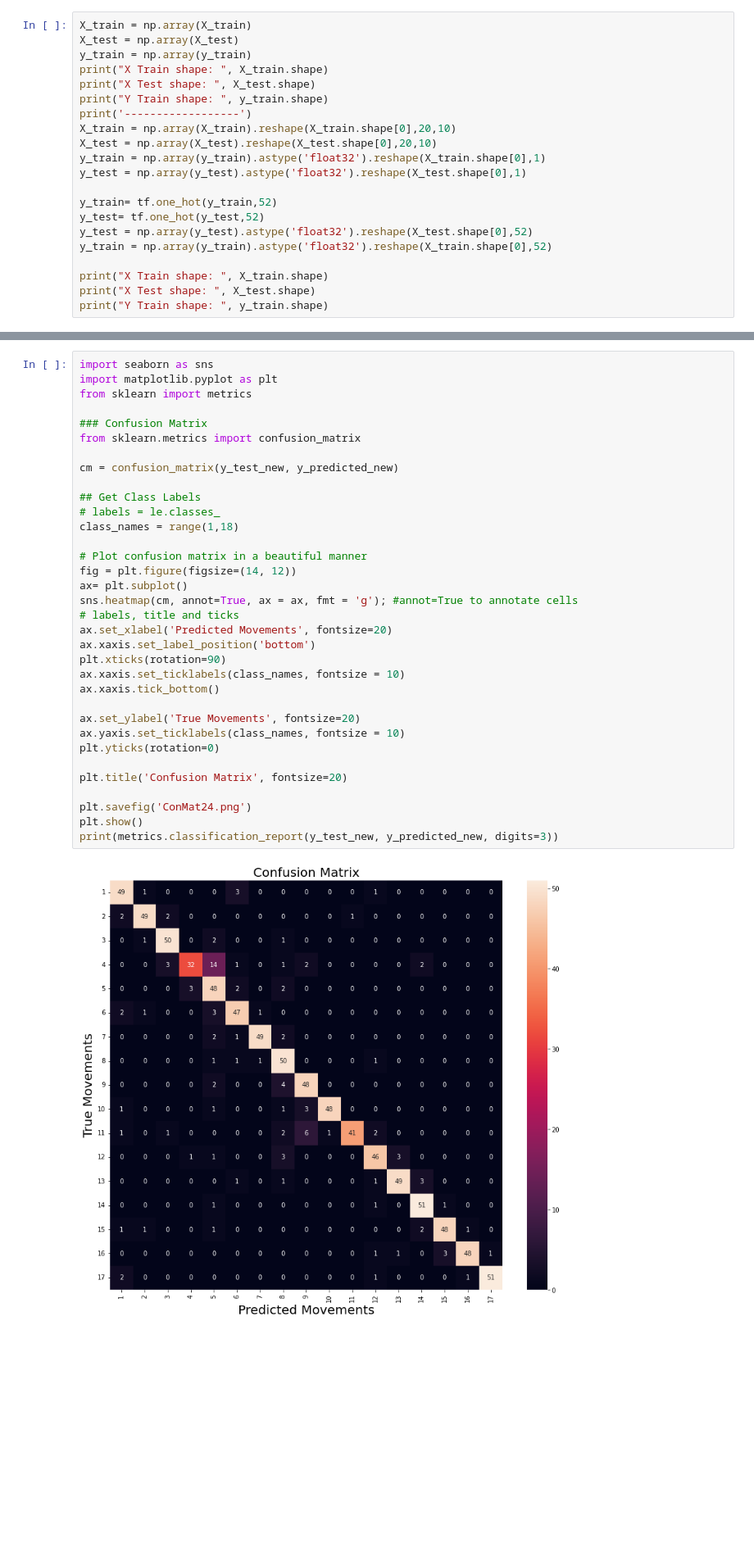
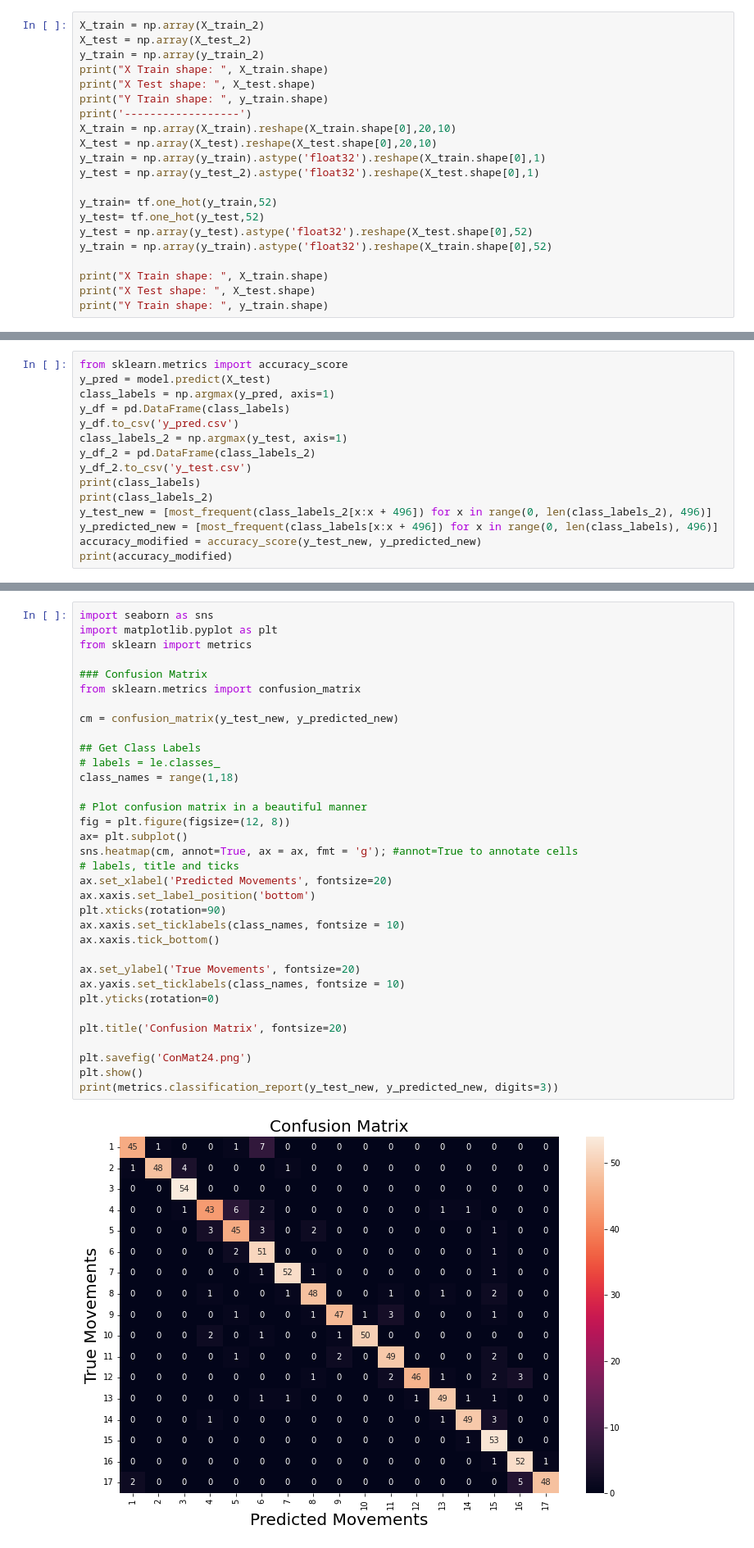
Before and after one commit to allaaamr/Bachelor_Identify-Moevements-EMG, a Jupyter notebook: main_cnn_2.ipynb, the cells around one changed output, grey strips where cells are left out. Shown: that part at 82% size. Saved outputs shown, nothing was run; the diff lists cells and outputs as text; blank space fills up the shorter version.

Commit message:
Model accuracy comparison. 90% and 82.6%

```diff
--- a/main_cnn_2.ipynb
+++ b/main_cnn_2.ipynb
@@ -136,7 +135,7 @@ KeyboardInterrupt:
 # %%
-X_train = np.array(X_train)
-X_test = np.array(X_test)
-y_train = np.array(y_train)
+X_train = np.array(X_train_2)
+X_test = np.array(X_test_2)
+y_train = np.array(y_train_2)
 print("X Train shape: ", X_train.shape)
 print("X Test shape: ", X_test.shape)
 print("Y Train shape: ", y_train.shape)
@@ -144,7 +143,7 @@ print('------------------')
 X_train = np.array(X_train).reshape(X_train.shape[0],20,10)
 X_test = np.array(X_test).reshape(X_test.shape[0],20,10)
 y_train = np.array(y_train).astype('float32').reshape(X_train.shape[0],1)
-y_test = np.array(y_test).astype('float32').reshape(X_test.shape[0],1)
+y_test = np.array(y_test_2).astype('float32').reshape(X_test.shape[0],1)
 
 y_train= tf.one_hot(y_train,52)
 y_test= tf.one_hot(y_test,52)
@@ -227,0 +319,15 @@ print(accuracy_modified)
+# %%
+from sklearn.metrics import accuracy_score
+y_pred = model.predict(X_test)
+class_labels = np.argmax(y_pred, axis=1)
+y_df = pd.DataFrame(class_labels)
+y_df.to_csv('y_pred.csv')
+class_labels_2 = np.argmax(y_test, axis=1)
+y_df_2 = pd.DataFrame(class_labels_2)
+y_df_2.to_csv('y_test.csv')
+print(class_labels)
+print(class_labels_2)
+y_test_new = [most_frequent(class_labels_2[x:x + 496]) for x in range(0, len(class_labels_2), 496)]
+y_predicted_new = [most_frequent(class_labels[x:x + 496]) for x in range(0, len(class_labels), 496)]
+accuracy_modified = accuracy_score(y_test_new, y_predicted_new)
+print(accuracy_modified)
@@ -299,34 +404,34 @@ from sklearn import metrics
 
 ### Confusion Matrix
 from sklearn.metrics import confusion_matrix
 
 cm = confusion_matrix(y_test_new, y_predicted_new)
 
 ## Get Class Labels
 # labels = le.classes_
 class_names = range(1,18)
 
 # Plot confusion matrix in a beautiful manner
-fig = plt.figure(figsize=(14, 12))
+fig = plt.figure(figsize=(12, 8))
 ax= plt.subplot()
 sns.heatmap(cm, annot=True, ax = ax, fmt = 'g'); #annot=True to annotate cells
 # labels, title and ticks
 ax.set_xlabel('Predicted Movements', fontsize=20)
 ax.xaxis.set_label_position('bottom')
 plt.xticks(rotation=90)
 ax.xaxis.set_ticklabels(class_names, fontsize = 10)
 ax.xaxis.tick_bottom()
 
 ax.set_ylabel('True Movements', fontsize=20)
 ax.yaxis.set_ticklabels(class_names, fontsize = 10)
 plt.yticks(rotation=0)
 
 plt.title('Confusion Matrix', fontsize=20)
 
 plt.savefig('ConMat24.png')
 plt.show()
 print(metrics.classification_report(y_test_new, y_predicted_new, digits=3))
 # %% [output]
-[figure, old version]
+[figure, new version]
               precision    recall  f1-score   support
 
```
Also changed, not shown: parts of 10 cells of this notebook, 3 other files.
